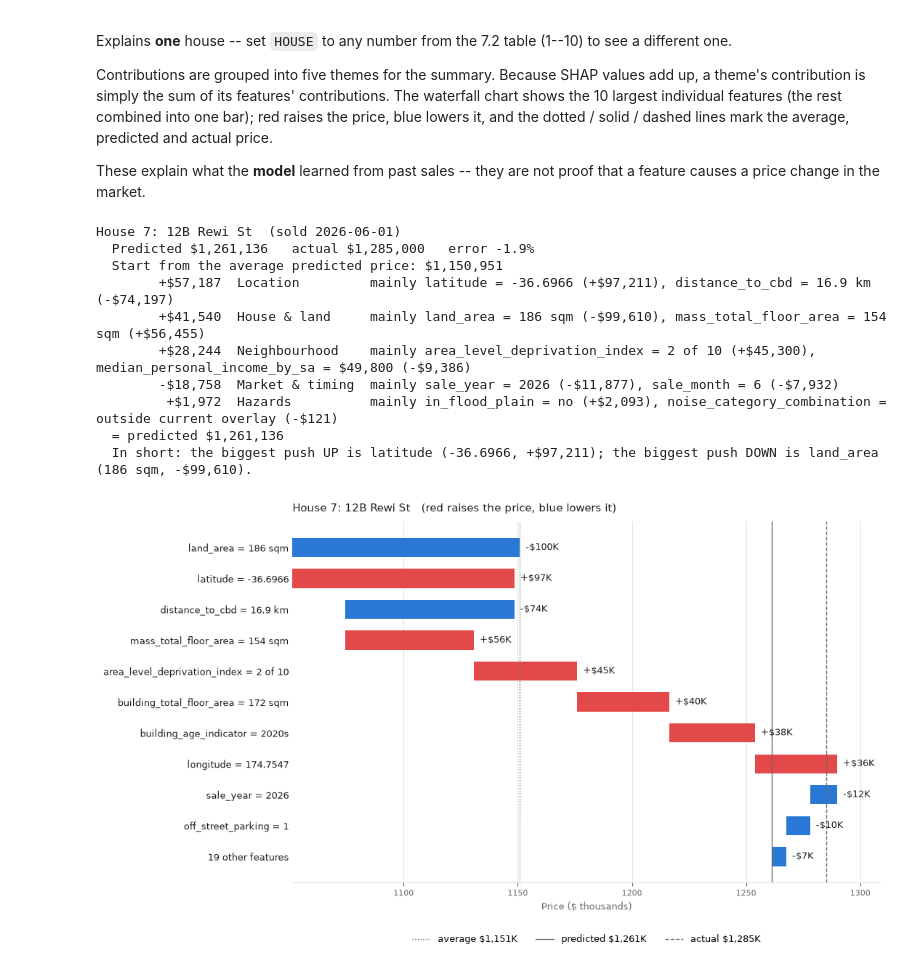
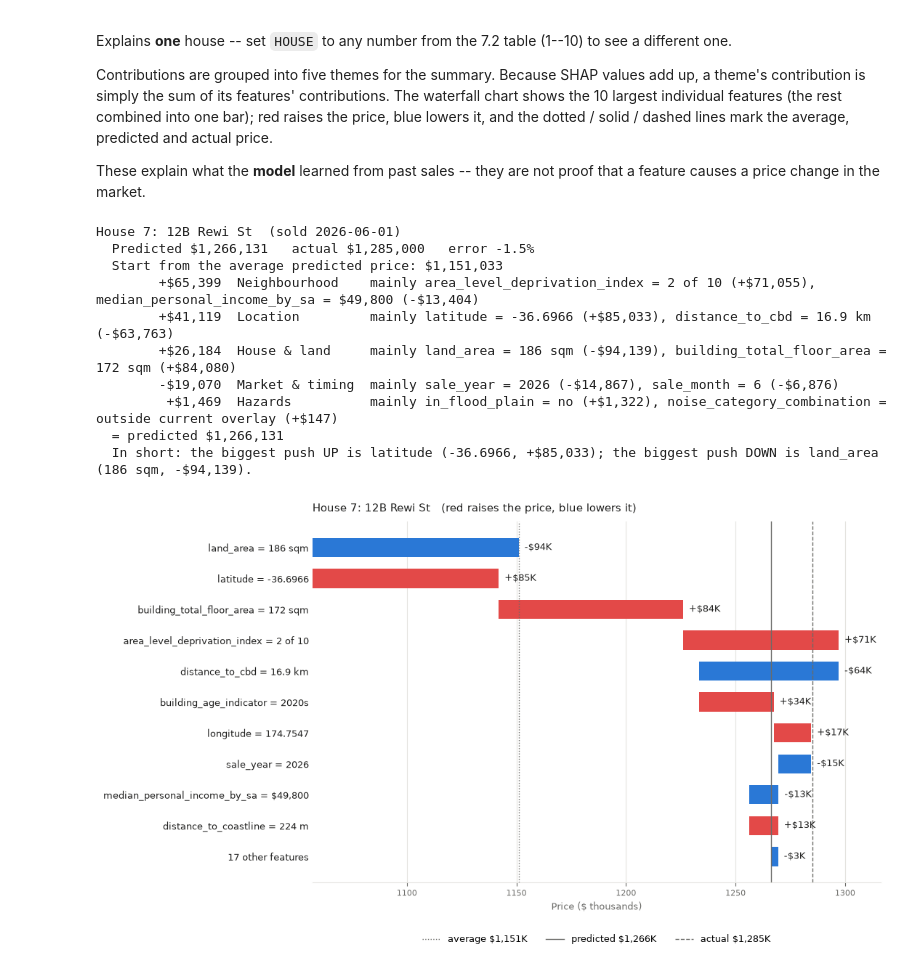
Before and after one commit to hugn456/COMPSCI_760_Group_3_Intelligent_Real_Estate_Price_Prediction_Model, a Jupyter notebook: remake_train.ipynb, the cells around one changed output. Saved outputs shown, nothing was run; the diff lists cells and outputs as text; code cells hidden in the pictures.

Commit message:
report

```diff
--- a/remake_train.ipynb
+++ b/remake_train.ipynb
@@ -48,7 +48,7 @@ CAT_COLS = [
 BOOL_COLS = ["in_flood_plain"]
 NUM_COLS = [
     # property
-    "land_area", "building_total_floor_area", "mass_total_floor_area",
+    "land_area", "building_total_floor_area",
     "off_street_parking", "mass_garage_under_main_roof", "mass_garage_freestanding",
     # location / spatial
     "latitude", "longitude", "distance_to_cbd", "walk_supermarket_network_m",
@@ -59,11 +59,16 @@ NUM_COLS = [
     # environment
     "distance_to_coastline",
     # market / time
-    "building_consents", "sale_year", "sale_month", "sale_quarter",
+    "building_consents", "sale_year", "sale_month",
 ]
 FEATURE_COLS = CAT_COLS + BOOL_COLS + NUM_COLS
 
-unassigned = set(df.columns) - set(FEATURE_COLS) - set(ID_COLS) - {TARGET}
+# Near-duplicates dropped after remake_feature_reduction.ipynb (set C):
+# sale_quarter is calculated from sale_month, and mass_total_floor_area repeats
+# building_total_floor_area (rho 0.96). Dropping both cost under 0.5% RMSE.
+DROPPED_COLS = ["sale_quarter", "mass_total_floor_area"]
+
+unassigned = set(df.columns) - set(FEATURE_COLS) - set(ID_COLS) - {TARGET} - set(DROPPED_COLS)
 missing = set(FEATURE_COLS) - set(df.columns)
 assert not unassigned, f"Columns not assigned to any group: {unassigned}"
 assert not missing, f"Feature columns not in dataset: {missing}"
@@ -355,0 +408,22 @@ RMSE by fold:
+# %%
+# Market-adjusted CV: CV x (median sale price / CV) of the fold's TRAINING
+# sales on the same CV vintage. Uses only past sales, like the models.
+MIN_ROWS = 100
+ratio = df[TARGET] / cv_all["capital_value"]
+cv_adj = pd.Series(np.nan, index=oof.index)
+factor_rows = []
+for fold_i, f in enumerate(folds, start=1):
+    train_idx = f["X_train"].index[cv_all.loc[f["X_train"].index, "usable"]]
+    factors = ratio.loc[train_idx].groupby(cv_all.loc[train_idx, "cv_date"]).agg(["median", "size"])
+    test_idx = f["test_idx"]
+    for cv_date, g in cv_all.loc[test_idx].groupby("cv_date"):
+        enough = cv_date in factors.index and factors.loc[cv_date, "size"] >= MIN_ROWS
+        factor = factors.loc[cv_date, "median"] if enough else 1.0  # too few past sales: leave CV as is
+        cv_adj.loc[g.index] = g["capital_value"] * factor
+        factor_rows.append({
+            "fold": fold_i, "CV vintage": cv_date.date(), "test sales": len(g),
+            "training sales used": int(factors.loc[cv_date, "size"]) if cv_date in factors.index else 0,
+            "factor": round(factor, 3),
+        })
+
+pd.DataFrame(factor_rows).set_index(["fold", "CV vintage"])
@@ -584,12 +704,12 @@ THEMES = {
     "Neighbourhood": ["area_level_deprivation_index", "median_personal_income_by_sa",
                       "employment_rate_by_sa", "unemployment_rate_by_sa",
                       "population_counts_by_sa", "population_density"],
-    "House & land": ["land_area", "building_total_floor_area", "mass_total_floor_area",
+    "House & land": ["land_area", "building_total_floor_area",
                      "off_street_parking", "mass_garage_under_main_roof", "mass_garage_freestanding",
                      "building_age_indicator", "building_condition_indicator",
                      "building_construction_indicator", "property_type"],
     "Hazards": ["in_flood_plain", "noise_category_combination"],
-    "Market & timing": ["building_consents", "sale_year", "sale_month", "sale_quarter"],
+    "Market & timing": ["building_consents", "sale_year", "sale_month"],
 }
 assert sorted(sum(THEMES.values(), [])) == sorted(FEATURE_COLS), "every feature must be in exactly one theme"
 
@@ -641,40 +761,41 @@ reference = [
     (base_value, f"average ${base_value / 1000:,.0f}K", ":"),
     (house_pred[i], f"predicted ${house_pred[i] / 1000:,.0f}K", "-"),
     (house_actual[i], f"actual ${house_actual[i] / 1000:,.0f}K", "--"),
 ]
 for value, _, style in reference:
     ax.axvline(value / 1000, color=INK_MUTED, linestyle=style, linewidth=1)
 ax.legend(
     handles=[Line2D([], [], color=INK_MUTED, linestyle=s, linewidth=1, label=mpl(t)) for _, t, s in reference],
     loc="upper center", bbox_to_anchor=(0.5, -0.12), ncol=3, frameon=False, fontsize=9,
 )
 
 ax.set_yticks(range(len(steps)))
 ax.set_yticklabels([mpl(l) for l in labels], fontsize=9, color=INK)
 ax.invert_yaxis()
 ax.set_xlabel(mpl("Price ($ thousands)"), fontsize=9, color=INK_MUTED)
 ax.grid(axis="x", color=GRID, linewidth=0.8)
 ax.set_axisbelow(True)
 ax.tick_params(axis="x", colors=INK_MUTED, labelsize=8)
 ax.tick_params(axis="y", length=0)
 for side in ("top", "right", "left"):
     ax.spines[side].set_visible(False)
 ax.spines["bottom"].set_color(GRID)
 left, right = ax.get_xlim()
 ax.set_xlim(left, right + (right - left) * 0.08)  # room for the last label
 ax.set_title(f"House {HOUSE}: {house_address[i]}   (red raises the price, blue lowers it)",
              loc="left", fontsize=11, color=INK, pad=10)
 plt.tight_layout()
+plt.savefig("figures/house_explanation.png", dpi=300, bbox_inches="tight")  # used in the report
 plt.show()
 # %% [output]
 House 7: 12B Rewi St  (sold 2026-06-01)
-  Predicted $1,261,136   actual $1,285,000   error -1.9%
-  Start from the average predicted price: $1,150,951
-        +$57,187  Location         mainly latitude = -36.6966 (+$97,211), distance_to_cbd = 16.9 km (-$74,197)
-        +$41,540  House & land     mainly land_area = 186 sqm (-$99,610), mass_total_floor_area = 154 sqm (+$56,455)
-        +$28,244  Neighbourhood    mainly area_level_deprivation_index = 2 of 10 (+$45,300), median_personal_income_by_sa = $49,800 (-$9,386)
-        -$18,758  Market & timing  mainly sale_year = 2026 (-$11,877), sale_month = 6 (-$7,932)
-         +$1,972  Hazards          mainly in_flood_plain = no (+$2,093), noise_category_combination = outside current overlay (-$121)
-  = predicted $1,261,136
-  In short: the biggest push UP is latitude (-36.6966, +$97,211); the biggest push DOWN is land_area (186 sqm, -$99,610).
+  Predicted $1,266,131   actual $1,285,000   error -1.5%
+  Start from the average predicted price: $1,151,033
+        +$65,399  Neighbourhood    mainly area_level_deprivation_index = 2 of 10 (+$71,055), median_personal_income_by_sa = $49,800 (-$13,404)
+        +$41,119  Location         mainly latitude = -36.6966 (+$85,033), distance_to_cbd = 16.9 km (-$63,763)
+        +$26,184  House & land     mainly land_area = 186 sqm (-$94,139), building_total_floor_area = 172 sqm (+$84,080)
+        -$19,070  Market & timing  mainly sale_year = 2026 (-$14,867), sale_month = 6 (-$6,876)
+         +$1,469  Hazards          mainly in_flood_plain = no (+$1,322), noise_category_combination = outside current overlay (+$147)
+  = predicted $1,266,131
+  In short: the biggest push UP is latitude (-36.6966, +$85,033); the biggest push DOWN is land_area (186 sqm, -$94,139).
-[figure, old version]
+[figure, new version]
```
Also changed, not shown: parts of 20 cells of this notebook, 22 other files.
